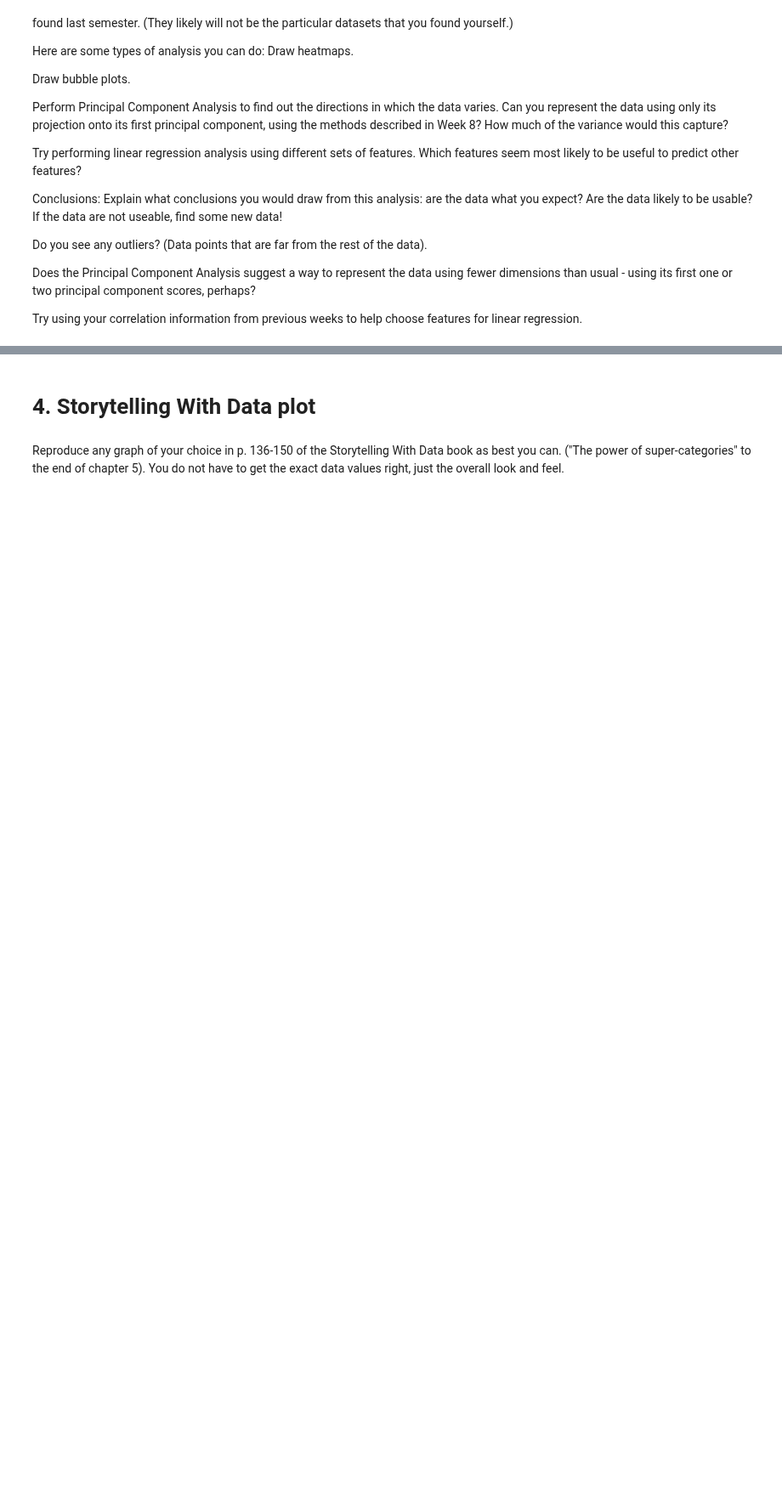
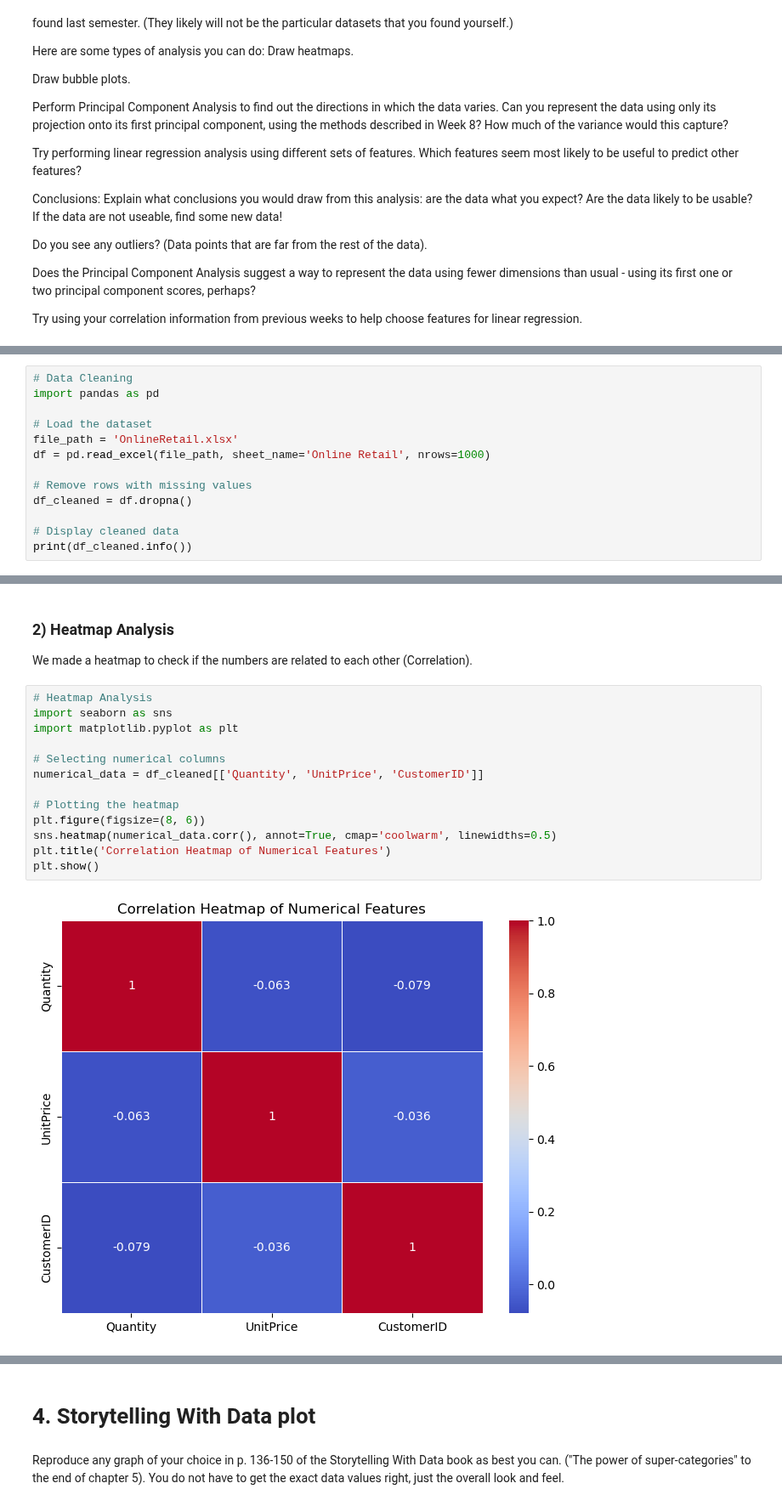
Before and after one commit to tetianakravchuk/AI-for-Leaders, a Jupyter notebook: Week9/OMDS-ModB2-Week9-Kravchuk-Tetiana.ipynb.ipynb, the cells around one changed output, grey strips where cells are left out. Shown at 85% size. Drawn from its saved outputs; the diff is of its cells as text; blank space fills up the shorter version.

```diff
--- a/Week9/OMDS-ModB2-Week9-Kravchuk-Tetiana.ipynb.ipynb
+++ b/Week9/OMDS-ModB2-Week9-Kravchuk-Tetiana.ipynb.ipynb
@@ -111,0 +114,13 @@ Try using your correlation information from previous weeks to help choose featur
+# %%
+# Data Cleaning
+import pandas as pd
+
+# Load the dataset
+file_path = 'OnlineRetail.xlsx'
+df = pd.read_excel(file_path, sheet_name='Online Retail', nrows=1000)
+
+# Remove rows with missing values
+df_cleaned = df.dropna()
+
+# Display cleaned data
+print(df_cleaned.info())
@@ -111,0 +149,19 @@ Try using your correlation information from previous weeks to help choose featur
+# %% [markdown]
+### 2) Heatmap Analysis
+
+We made a heatmap to check if the numbers are related to each other (Correlation).
+# %%
+# Heatmap Analysis
+import seaborn as sns
+import matplotlib.pyplot as plt
+
+# Selecting numerical columns
+numerical_data = df_cleaned[['Quantity', 'UnitPrice', 'CustomerID']]
+
+# Plotting the heatmap
+plt.figure(figsize=(8, 6))
+sns.heatmap(numerical_data.corr(), annot=True, cmap='coolwarm', linewidths=0.5)
+plt.title('Correlation Heatmap of Numerical Features')
+plt.show()
+# %% [output]
+[figure, added]
```
Also changed, not shown: parts of 17 cells of this notebook, 1 other file.
